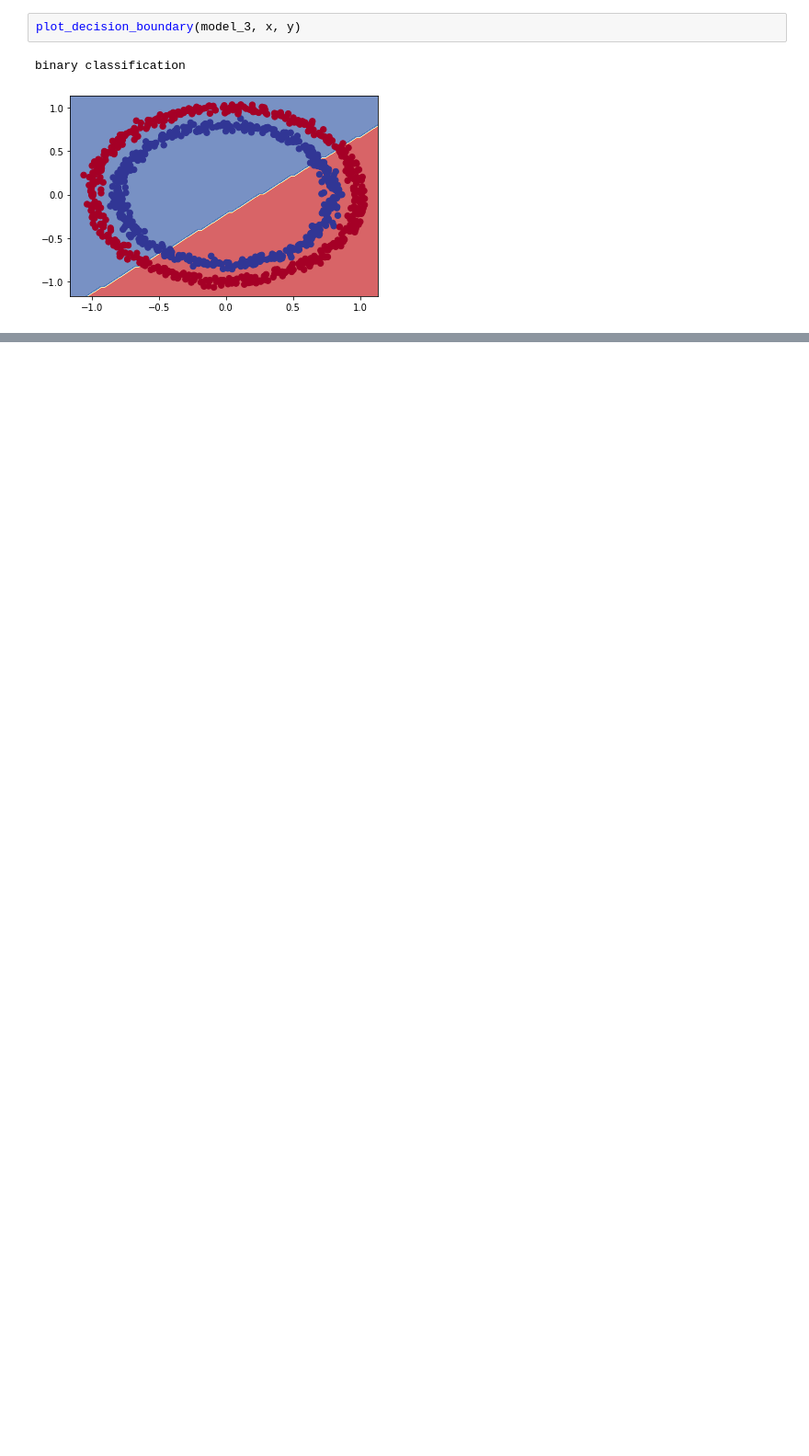
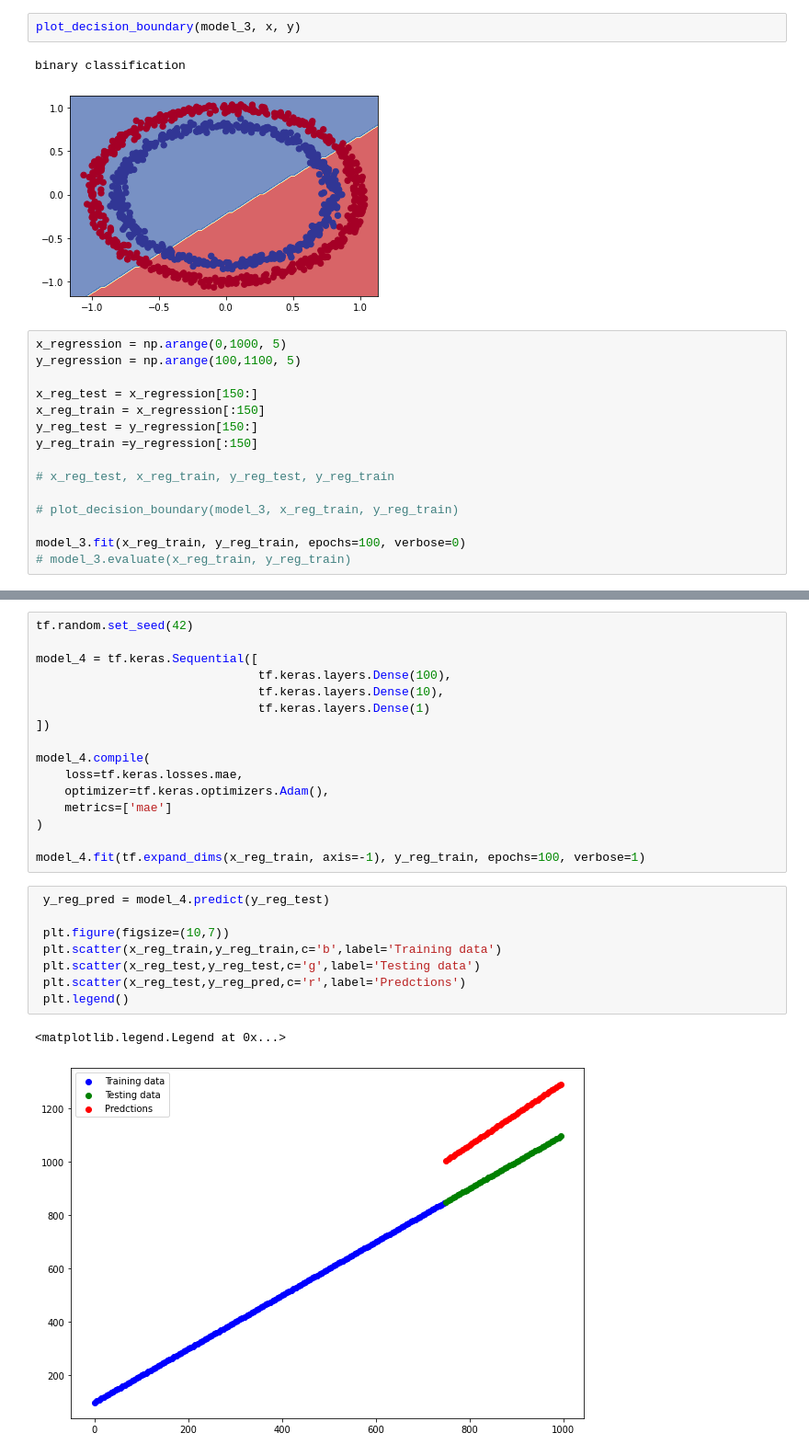
Before and after one commit to choton654/tenserflow-deep-learning, a Jupyter notebook: neural_network_classification_tenserflow.ipynb, the cells around one changed output, grey strips where cells are left out. Shown: that part at 92% size. Saved outputs shown, nothing was run; the diff lists cells and outputs as text; blank space fills up the shorter version.

```diff
--- a/neural_network_classification_tenserflow.ipynb
+++ b/neural_network_classification_tenserflow.ipynb
@@ -210,3 +210,18 @@ plot_decision_boundary(model_3, x, y)
 # %% [output]
 binary classification
 [figure]
+# %%
+x_regression = np.arange(0,1000, 5)
+y_regression = np.arange(100,1100, 5)
+
+x_reg_test = x_regression[150:]
+x_reg_train = x_regression[:150]
+y_reg_test = y_regression[150:]
+y_reg_train =y_regression[:150]
+
+# x_reg_test, x_reg_train, y_reg_test, y_reg_train
+
+# plot_decision_boundary(model_3, x_reg_train, y_reg_train)
+
+model_3.fit(x_reg_train, y_reg_train, epochs=100, verbose=0)
+# model_3.evaluate(x_reg_train, y_reg_train)
@@ -212,0 +249,27 @@ binary classification
+# %%
+tf.random.set_seed(42)
+
+model_4 = tf.keras.Sequential([
+                               tf.keras.layers.Dense(100),
+                               tf.keras.layers.Dense(10),
+                               tf.keras.layers.Dense(1)
+])
+
+model_4.compile(
+    loss=tf.keras.losses.mae,
+    optimizer=tf.keras.optimizers.Adam(),
+    metrics=['mae']
+)
+
+model_4.fit(tf.expand_dims(x_reg_train, axis=-1), y_reg_train, epochs=100, verbose=1)
+# %%
+ y_reg_pred = model_4.predict(y_reg_test)
+
+ plt.figure(figsize=(10,7))
+ plt.scatter(x_reg_train,y_reg_train,c='b',label='Training data')
+ plt.scatter(x_reg_test,y_reg_test,c='g',label='Testing data')
+ plt.scatter(x_reg_test,y_reg_pred,c='r',label='Predctions')
+ plt.legend()
+# %% [output]
+<matplotlib.legend.Legend at 0x...>
+[figure, added]
```
Also changed, not shown: parts of 9 cells of this notebook.
